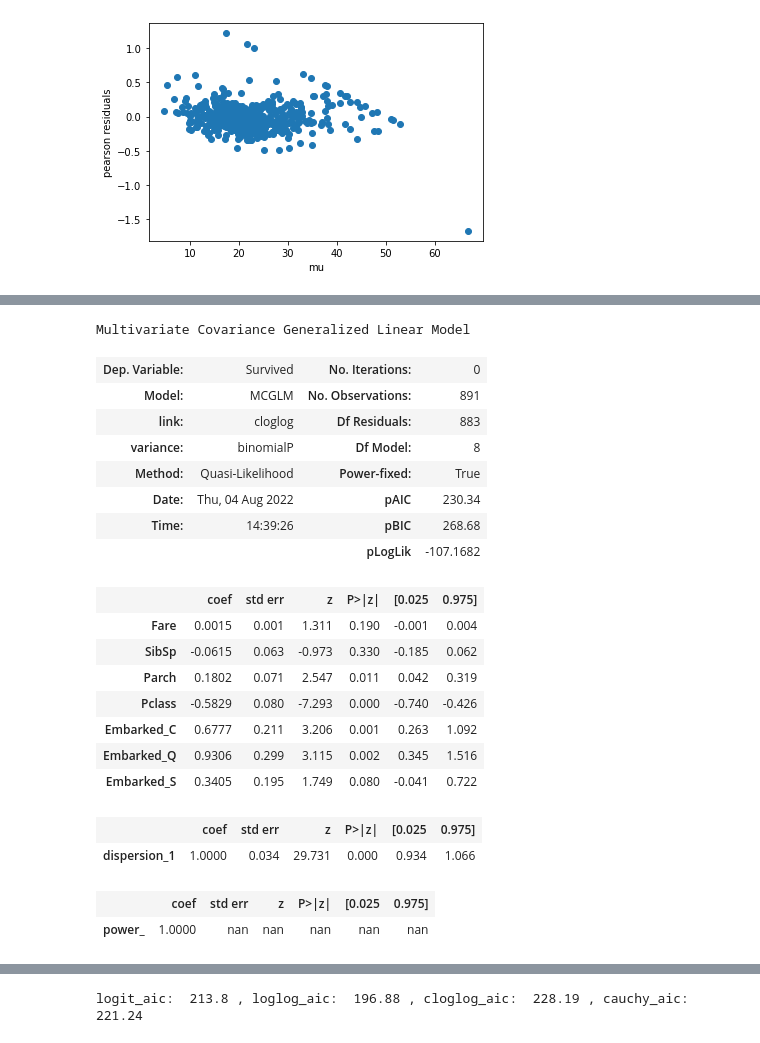
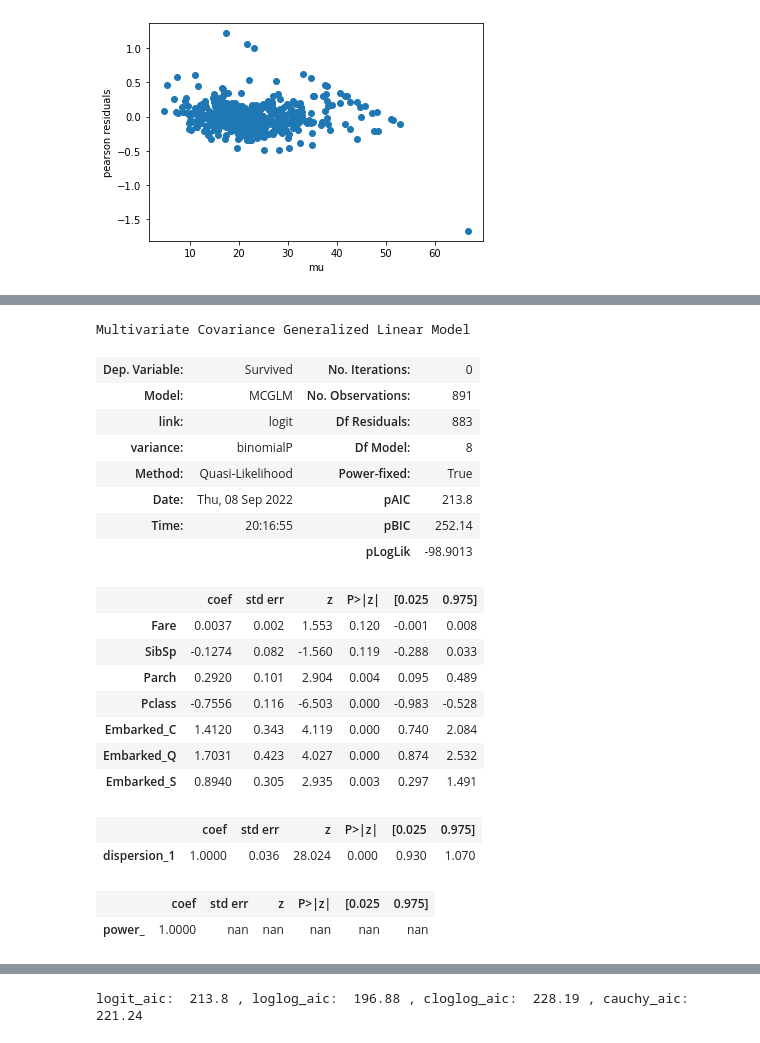
Before and after one commit to jeancmaia/mcglm, a Jupyter notebook: nbks/tutorial_mcglm.ipynb, the cells around one changed output, grey strips where cells are left out. Saved outputs shown, nothing was run; the diff lists cells and outputs as text; code cells hidden in the pictures.

```diff
--- a/nbks/tutorial_mcglm.ipynb
+++ b/nbks/tutorial_mcglm.ipynb
@@ -363,32 +397,32 @@ X = pd.get_dummies(X)
 # %%
 modelresults = MCGLM(y,
                      X,
                      [mc_id(X)],
-                     link='cloglog',
+                     link='logit',
                      variance='binomialP',
                      ntrial=1,
                      tuning=0.05
                      ).fit()
 modelresults.summary()
 # %% [output]
 Multivariate Covariance Generalized Linear Model
 | Dep. Variable: | Survived | No. Iterations: | 0 |
 | Model: | MCGLM | No. Observations: | 891 |
-| link: | cloglog | Df Residuals: | 883 |
+| link: | logit | Df Residuals: | 883 |
 | variance: | binomialP | Df Model: | 8 |
 | Method: | Quasi-Likelihood | Power-fixed: | True |
-| Date: | Thu, 04 Aug 2022 | pAIC | 230.34 |
-| Time: | 14:39:26 | pBIC | 268.68 |
-|  |  | pLogLik | -107.1682 |
+| Date: | Thu, 08 Sep 2022 | pAIC | 213.8 |
+| Time: | 20:16:55 | pBIC | 252.14 |
+|  |  | pLogLik | -98.9013 |
 |  | coef | std err | z | P>|z| | [0.025 | 0.975] |
-| Fare | 0.0015 | 0.001 | 1.311 | 0.190 | -0.001 | 0.004 |
-| SibSp | -0.0615 | 0.063 | -0.973 | 0.330 | -0.185 | 0.062 |
-| Parch | 0.1802 | 0.071 | 2.547 | 0.011 | 0.042 | 0.319 |
-| Pclass | -0.5829 | 0.080 | -7.293 | 0.000 | -0.740 | -0.426 |
-| Embarked_C | 0.6777 | 0.211 | 3.206 | 0.001 | 0.263 | 1.092 |
-| Embarked_Q | 0.9306 | 0.299 | 3.115 | 0.002 | 0.345 | 1.516 |
-| Embarked_S | 0.3405 | 0.195 | 1.749 | 0.080 | -0.041 | 0.722 |
+| Fare | 0.0037 | 0.002 | 1.553 | 0.120 | -0.001 | 0.008 |
+| SibSp | -0.1274 | 0.082 | -1.560 | 0.119 | -0.288 | 0.033 |
+| Parch | 0.2920 | 0.101 | 2.904 | 0.004 | 0.095 | 0.489 |
+| Pclass | -0.7556 | 0.116 | -6.503 | 0.000 | -0.983 | -0.528 |
+| Embarked_C | 1.4120 | 0.343 | 4.119 | 0.000 | 0.740 | 2.084 |
+| Embarked_Q | 1.7031 | 0.423 | 4.027 | 0.000 | 0.874 | 2.532 |
+| Embarked_S | 0.8940 | 0.305 | 2.935 | 0.003 | 0.297 | 1.491 |
 |  | coef | std err | z | P>|z| | [0.025 | 0.975] |
-| dispersion_1 | 1.0000 | 0.034 | 29.731 | 0.000 | 0.934 | 1.066 |
+| dispersion_1 | 1.0000 | 0.036 | 28.024 | 0.000 | 0.930 | 1.070 |
 |  | coef | std err | z | P>|z| | [0.025 | 0.975] |
 | power_ | 1.0000 | nan | nan | nan | nan | nan |
```
Also changed, not shown: parts of 51 cells of this notebook, 2 other files.
